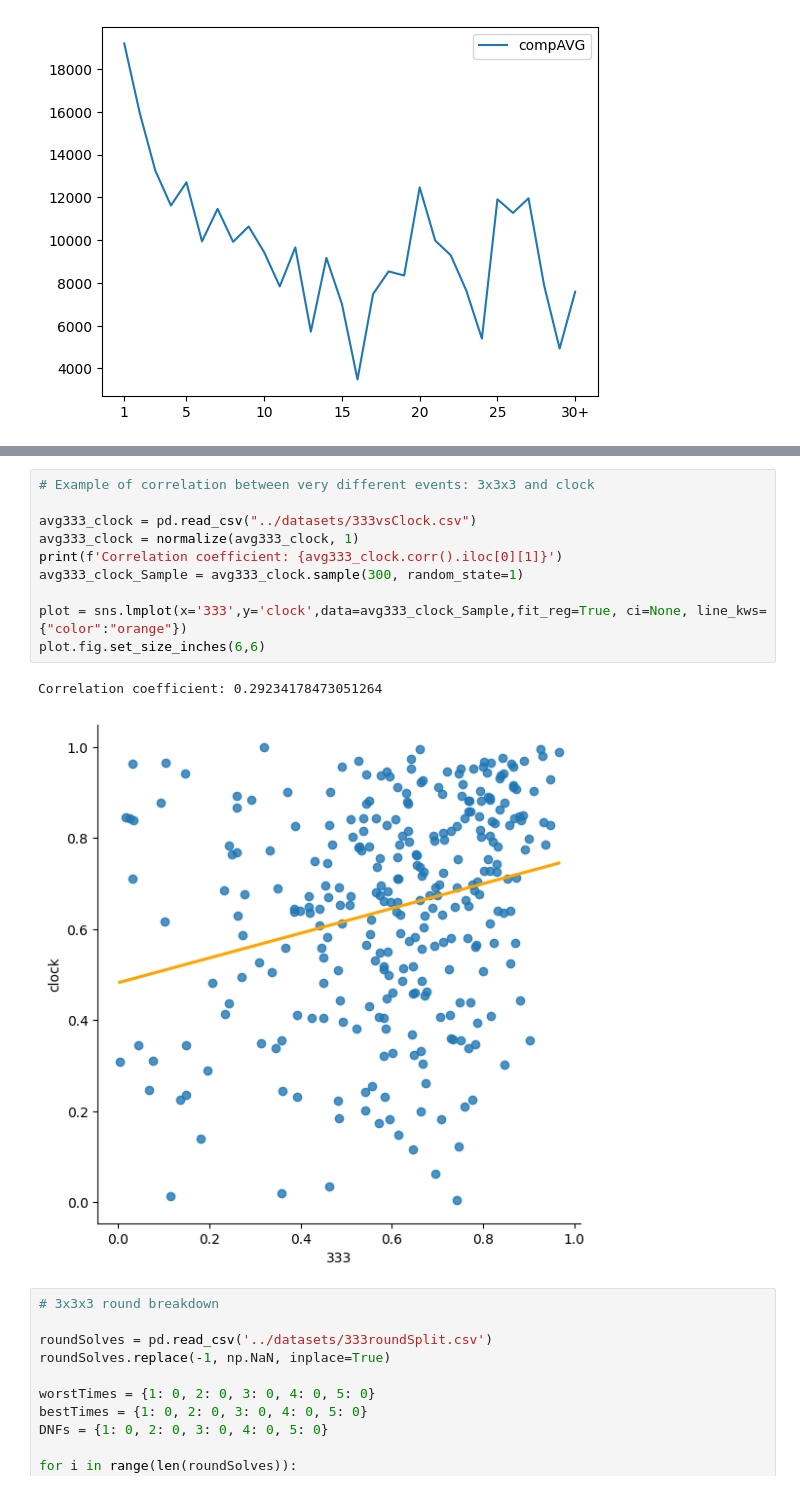
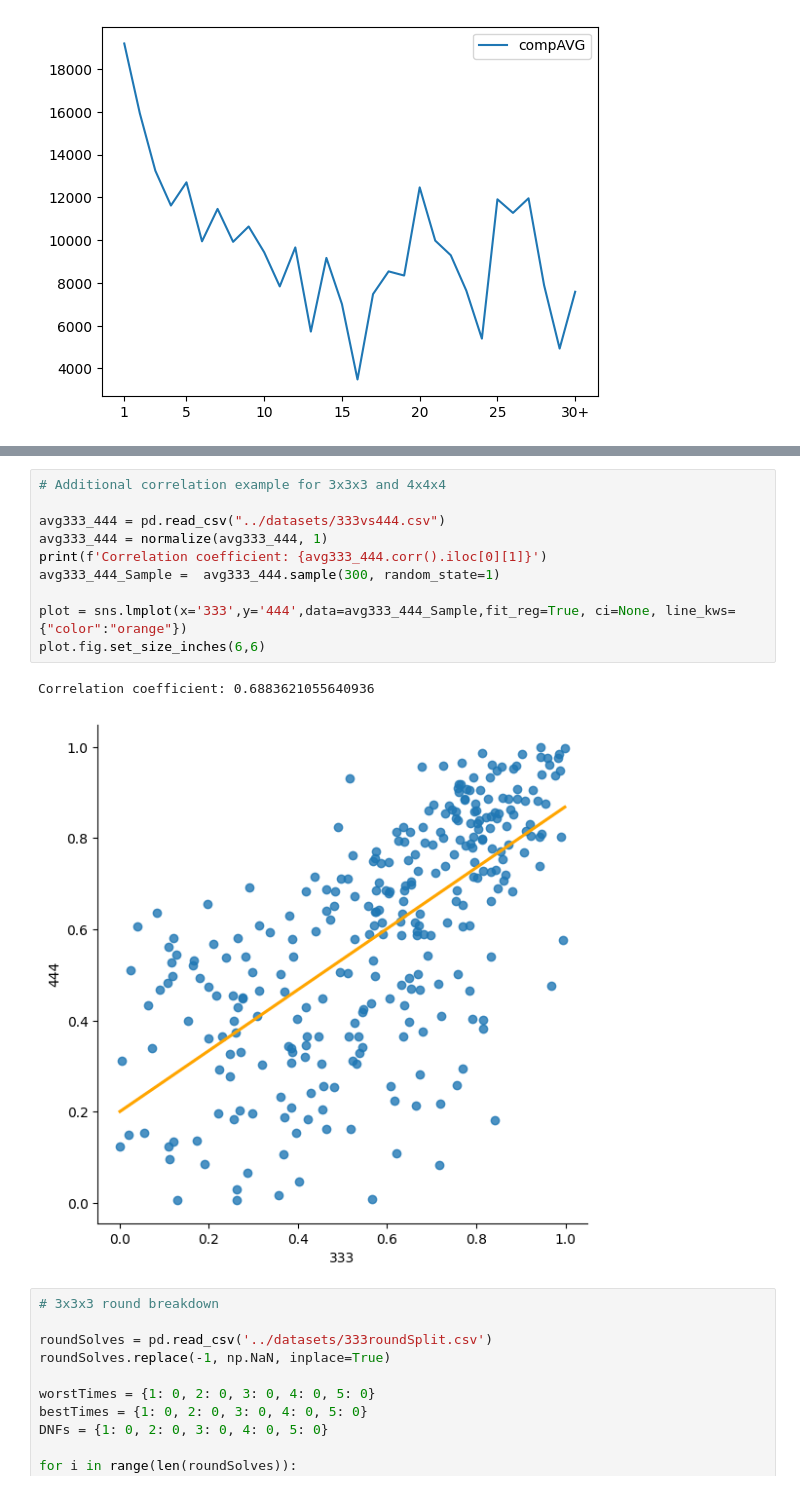
Before and after one commit to oskarkuuse/IDSproject, a Jupyter notebook: notebooks/performance.ipynb, the cells around one changed output, grey strips where cells are left out. Drawn from its saved outputs; the diff is of its cells as text.

Commit message:
Changed some plots for use in the poster

```diff
--- a/notebooks/performance.ipynb
+++ b/notebooks/performance.ipynb
@@ -209,16 +214,16 @@ Correlation coefficient: 0.4592761663425254
 # %%
-# Example of correlation between very different events: 3x3x3 and clock
+# Additional correlation example for 3x3x3 and 4x4x4
 
-avg333_clock = pd.read_csv("../datasets/333vsClock.csv")
-avg333_clock = normalize(avg333_clock, 1)
-print(f'Correlation coefficient: {avg333_clock.corr().iloc[0][1]}')
-avg333_clock_Sample = avg333_clock.sample(300, random_state=1)
+avg333_444 = pd.read_csv("../datasets/333vs444.csv")
+avg333_444 = normalize(avg333_444, 1)
+print(f'Correlation coefficient: {avg333_444.corr().iloc[0][1]}')
+avg333_444_Sample =  avg333_444.sample(300, random_state=1)
 
-plot = sns.lmplot(x='333',y='clock',data=avg333_clock_Sample,fit_reg=True, ci=None, line_kws={"color":"orange"})
+plot = sns.lmplot(x='333',y='444',data=avg333_444_Sample,fit_reg=True, ci=None, line_kws={"color":"orange"})
 plot.fig.set_size_inches(6,6)
 # %% [output]
-Correlation coefficient: 0.29234178473051264
+Correlation coefficient: 0.6883621055640936
-[figure, old version]
+[figure, new version]
 # %%
 # 3x3x3 round breakdown
 
```
Also changed, not shown: parts of 6 cells of this notebook, 2 other files.
